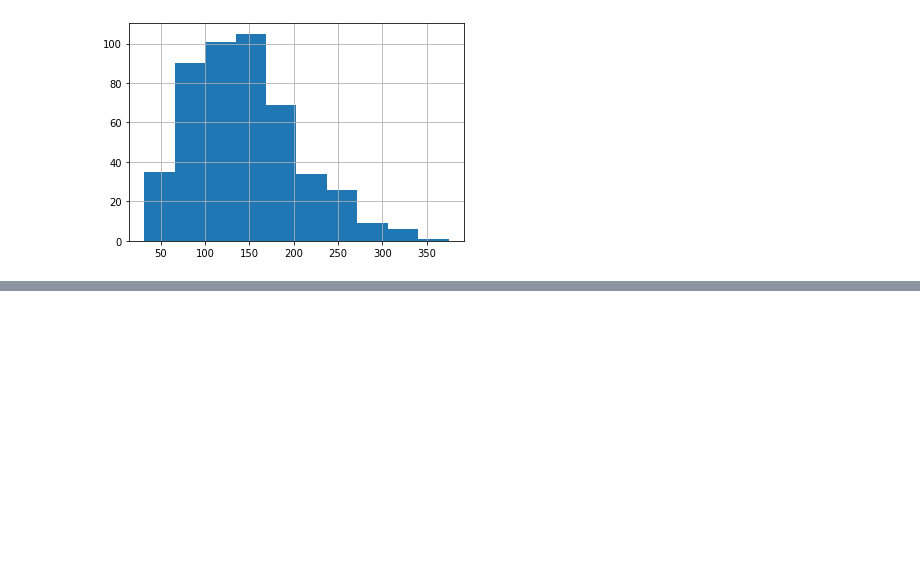
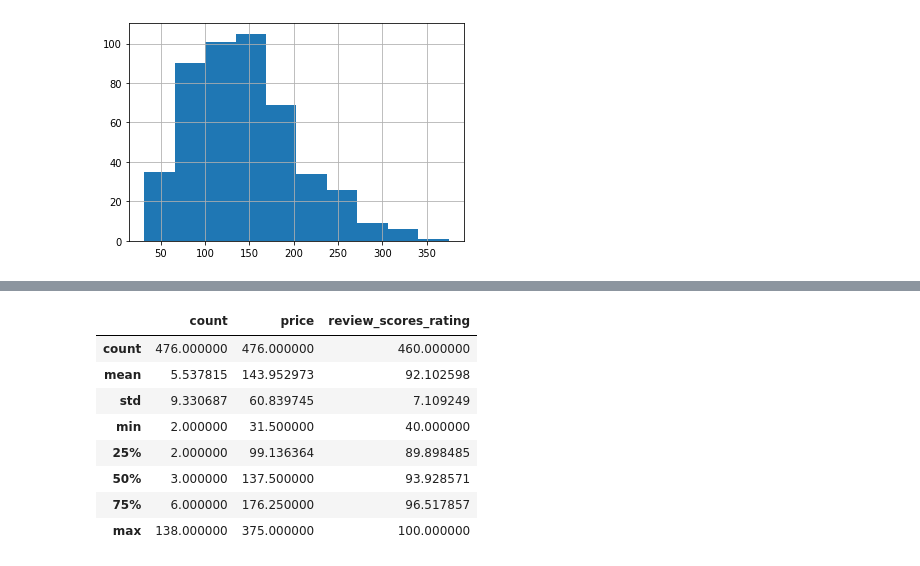
Before and after one commit to JacquesMullerAA/DSProject1, a Jupyter notebook: Q1_Host.ipynb, the cells around one changed output, grey strips where cells are left out. Drawn from its saved outputs; the diff is of its cells as text; code cells hidden in the pictures; blank space fills up the shorter version.

```diff
--- a/Q1_Host.ipynb
+++ b/Q1_Host.ipynb
@@ -108,0 +131,3 @@ df_1 = df_1.sort_values("price", ascending=False)
+# %%
+df_1 = df_1.sort_values("price", ascending=False)
+print(df_1.head(20))
@@ -115 +157,13 @@ sns.pairplot(df_1[['price','review_scores_rating']])
 [figure]
+# %%
+df_1.describe()
+# %% [output]
+|  | count | price | review_scores_rating |
+| count | 476.000000 | 476.000000 | 460.000000 |
+| mean | 5.537815 | 143.952973 | 92.102598 |
+| std | 9.330687 | 60.839745 | 7.109249 |
+| min | 2.000000 | 31.500000 | 40.000000 |
+| 25% | 2.000000 | 99.136364 | 89.898485 |
+| 50% | 3.000000 | 137.500000 | 93.928571 |
+| 75% | 6.000000 | 176.250000 | 96.517857 |
+| max | 138.000000 | 375.000000 | 100.000000 |
```
Also changed, not shown: parts of 8 cells of this notebook, 3 other files.
